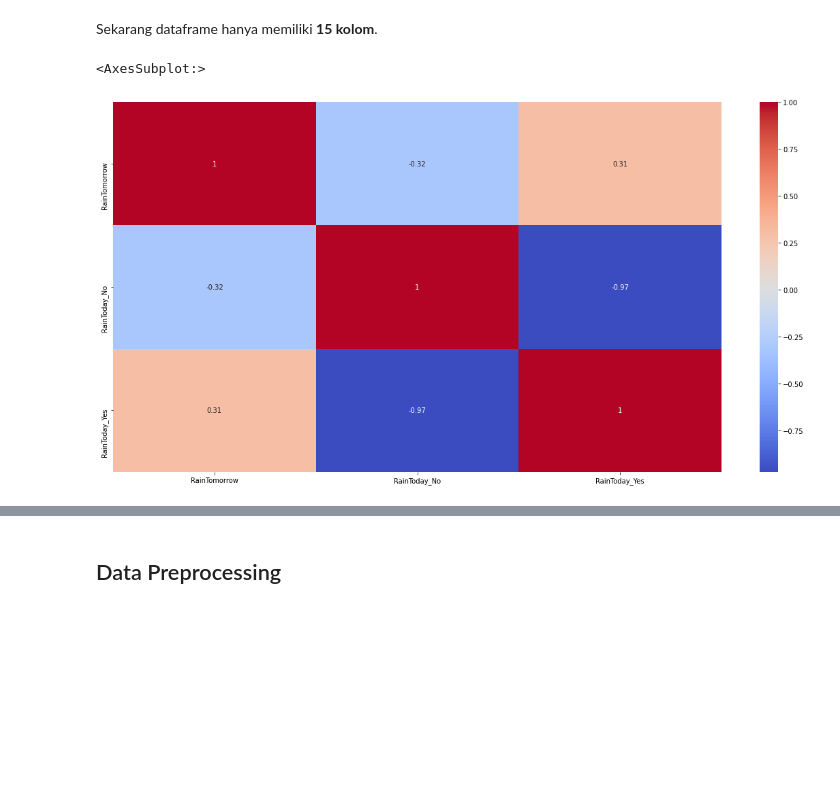
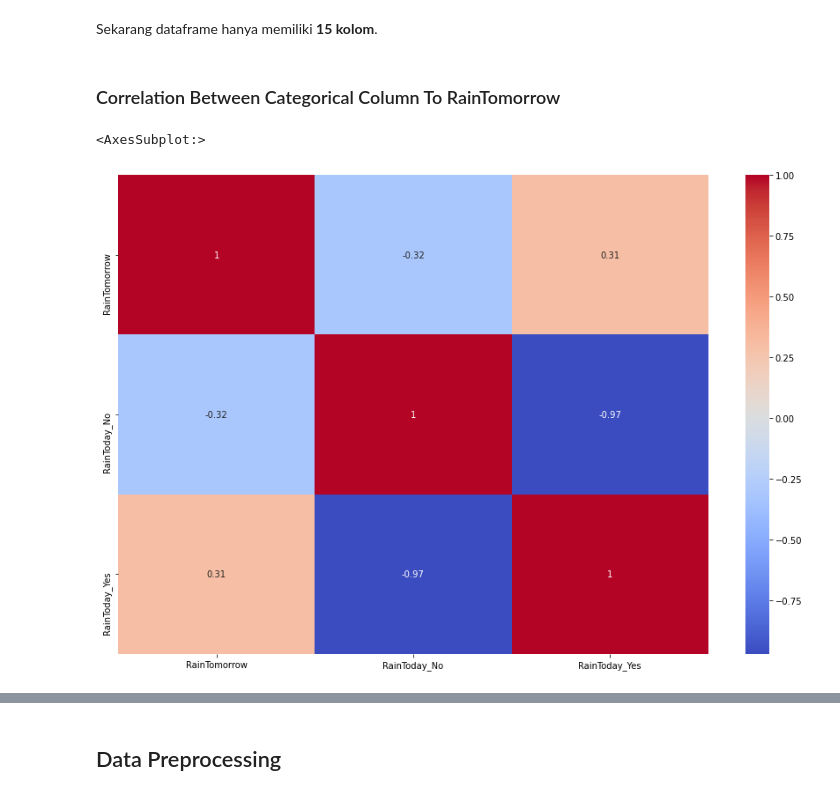
Before and after one commit to Penzragon/h8dsft_P1W1LGSVM, a Jupyter notebook: script.ipynb, the cells around one changed output, grey strips where cells are left out. Cells and saved outputs as stored; diff of their text form; code cells hidden in the pictures; blank space fills up the shorter version.

Commit message:
Add heatmap documentation

```diff
--- a/script.ipynb
+++ b/script.ipynb
@@ -453,11 +453,13 @@ dtypes: datetime64[ns](1), float64(9), int64(1), object(5)
 memory usage: 23.4+ MB
 # %% [markdown]
 Sekarang dataframe hanya memiliki **15 kolom**.
+# %% [markdown]
+### Correlation Between Categorical Column To RainTomorrow
 # %%
-plt.figure(figsize=(20, 10))
+plt.figure(figsize=(15, 10))
 corr_cat = pd.get_dummies(weather[['RainTomorrow', 'RainToday']]).corr()
 sns.heatmap(corr_cat, cmap='coolwarm', annot=True)
 # %% [output]
 <AxesSubplot:>
-[figure, old version]
+[figure, new version]
 # %%
```
Also changed, not shown: parts of 12 cells of this notebook.
